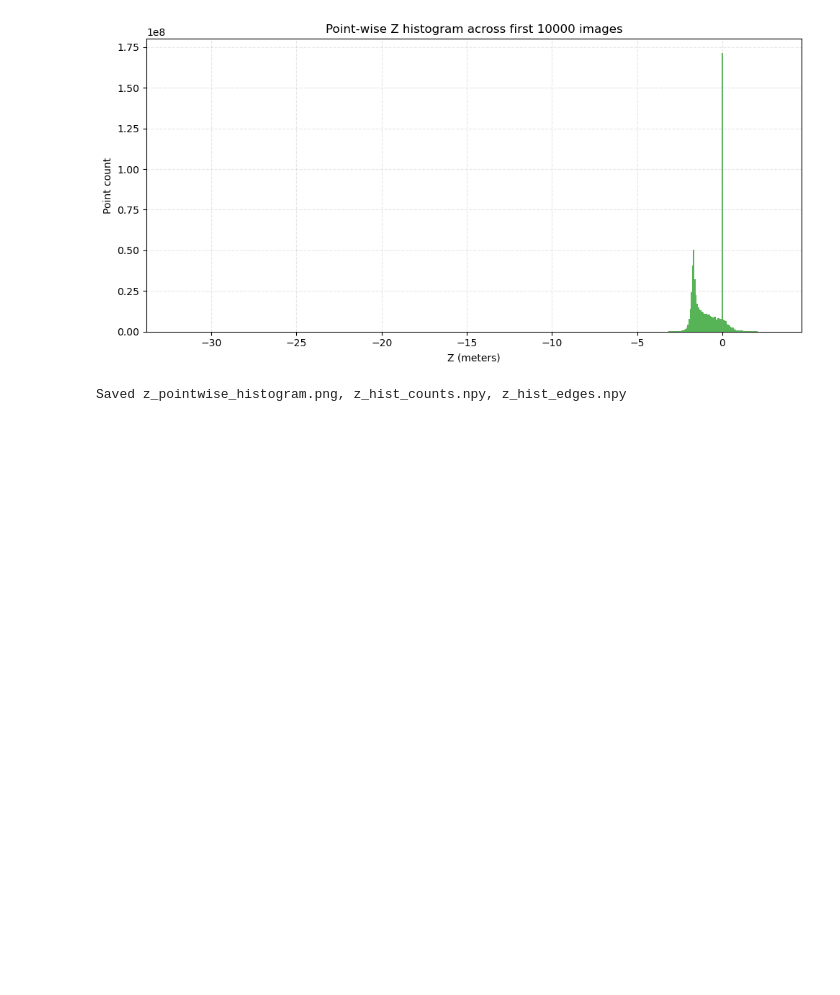
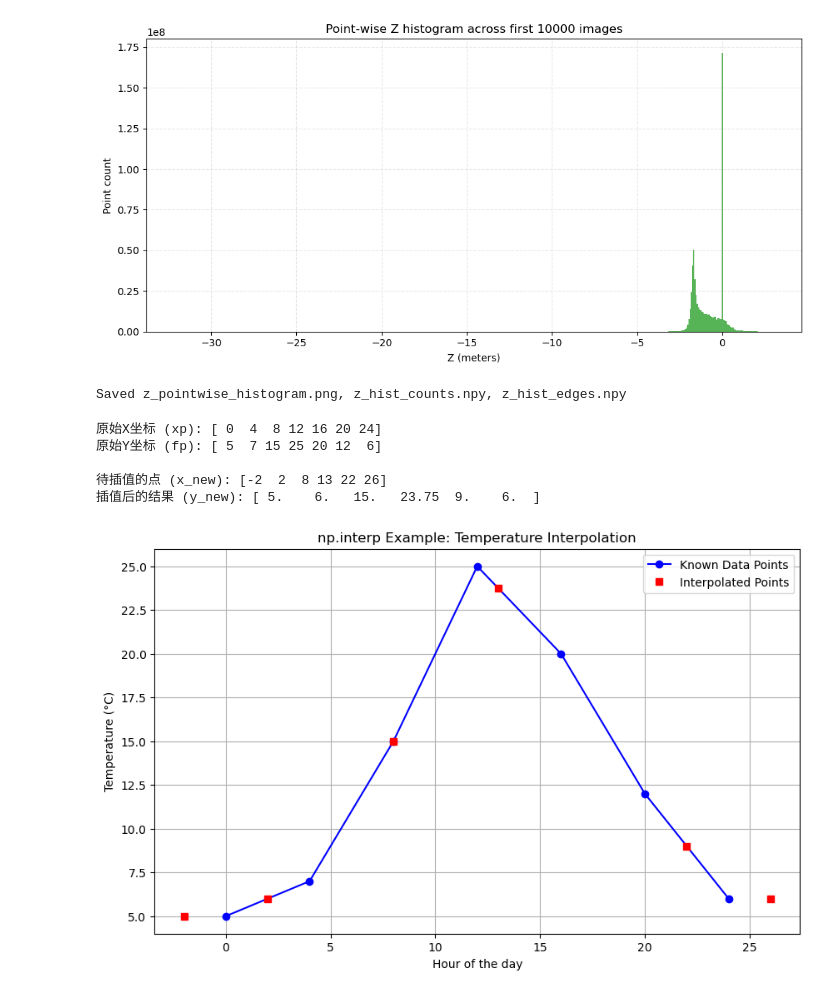
Before and after one commit to bonjour-npy/weathergen, a Jupyter notebook: z_statistics.ipynb, the cells around one changed output. Saved outputs shown, nothing was run; the diff lists cells and outputs as text; code cells hidden in the pictures; blank space fills up the shorter version.

```diff
--- a/z_statistics.ipynb
+++ b/z_statistics.ipynb
@@ -137,3 +137,49 @@ Second pass: accumulating histograms...
 Second pass done. Processed 10000 images, skipped 0.
 [figure]
 Saved z_pointwise_histogram.png, z_hist_counts.npy, z_hist_edges.npy
+# %%
+import numpy as np
+import matplotlib.pyplot as plt
+
+# 1. 定义已知数据点
+# xp 必须是升序的
+xp = np.array([0, 4, 8, 12, 16, 20, 24])
+fp = np.array([5, 7, 15, 25, 20, 12, 6])
+
+# 2. 定义我们想要进行插值的点
+x_new = np.array([-2, 2, 8, 13, 22, 26])
+
+# 3. 调用 np.interp 函数
+y_new = np.interp(x_new, xp, fp)
+
+# 4. 打印并分析输出
+print(f"原始X坐标 (xp): {xp}")
+print(f"原始Y坐标 (fp): {fp}\n")
+print(f"待插值的点 (x_new): {x_new}")
+print(f"插值后的结果 (y_new): {y_new}")
+
+# --- 结果分析 ---
+# x = -2: 小于xp的最小值0，触发了默认的left行为，返回fp的第一个值，即 5。
+# x = 2: 位于xp的[0, 4]区间，对应fp的[5, 7]。2在0和4的正中间，所以y值在5和7的正中间，即 (5+7)/2 = 6。
+# x = 8: 精确地落在xp的一个点上，直接返回对应的fp值，即 15。
+# x = 13: 位于xp的[12, 16]区间，对应fp的[25, 20]。13在12和16的1/4处，所以y值也在25到20的1/4处，即 25 + (20-25)*(1/4) = 23.75。
+# x = 22: 位于xp的[20, 24]区间，对应fp的[12, 6]。22在20和24的正中间，所以y值在12和6的正中间，即 (12+6)/2 = 9。
+# x = 26: 大于xp的最大值24，触发了默认的right行为，返回fp的最后一个值，即 6。
+
+# 5. 可视化（这能让理解更直观）
+plt.figure(figsize=(10, 6))
+plt.plot(xp, fp, 'bo-', label='Known Data Points') # 蓝色的点和线是我们的原始数据
+plt.plot(x_new, y_new, 'rs', label='Interpolated Points') # 红色的方块是我们插值得到的新点
+plt.title('np.interp Example: Temperature Interpolation')
+plt.xlabel('Hour of the day')
+plt.ylabel('Temperature (°C)')
+plt.legend()
+plt.grid(True)
+plt.show()
+# %% [output]
+原始X坐标 (xp): [ 0  4  8 12 16 20 24]
+原始Y坐标 (fp): [ 5  7 15 25 20 12  6]
+
+待插值的点 (x_new): [-2  2  8 13 22 26]
+插值后的结果 (y_new): [ 5.    6.   15.   23.75  9.    6.  ]
+[figure, added]
```
Also changed, not shown: 5 other files.
